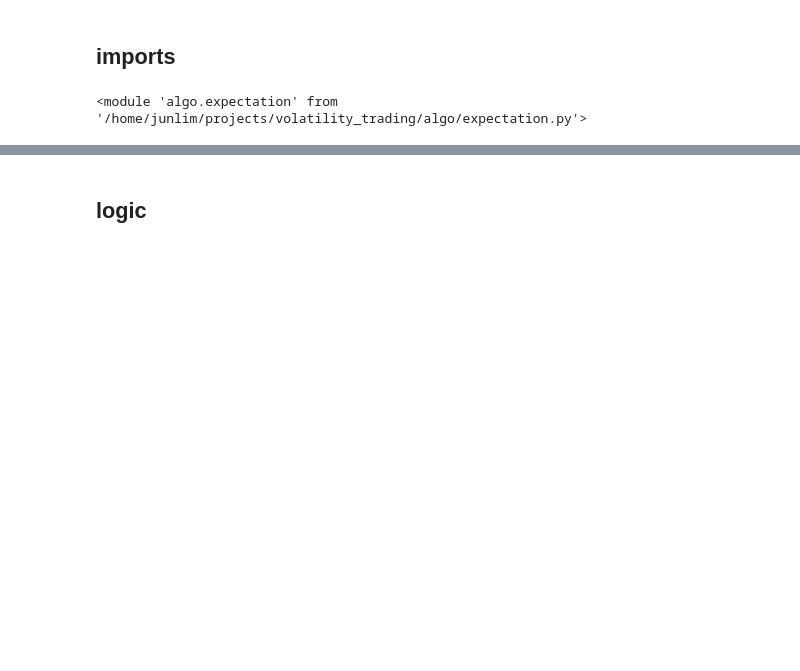
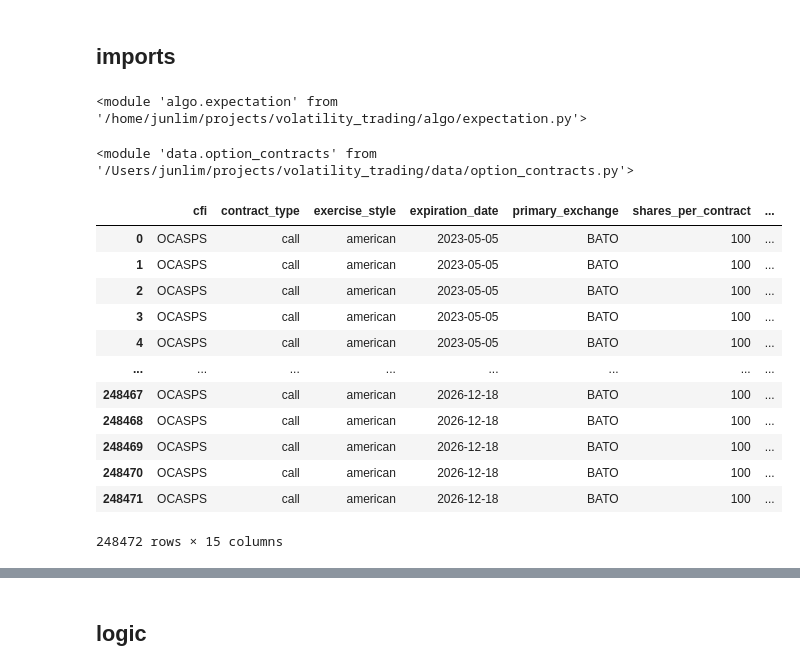
Before and after one commit to sculd/volatility_trading, a Jupyter notebook: sandbox_options.ipynb, the cells around one changed output, grey strips where cells are left out. Cells and saved outputs as stored; diff of their text form; code cells hidden in the pictures; blank space fills up the shorter version.

Commit message:
get non 0DTE options

```diff
--- a/sandbox_options.ipynb
+++ b/sandbox_options.ipynb
@@ -73,0 +121,8 @@ df_sbux_atm_vol_history = pd.read_pickle('market_data/df_sbux_atm_vol_history.pk
+# %%
+import data.polygon
+import data.option_contracts
+importlib.reload(data.option_contracts)
+# %% [output]
+<module 'data.option_contracts' from '/Users/junlim/projects/volatility_trading/data/option_contracts.py'>
+# %%
+df_goog_call_options_history = data.option_contracts.get_df_options_history("GOOG", "call", trading_dates, zero_day_expiration=False)
@@ -73,0 +131,21 @@ df_sbux_atm_vol_history = pd.read_pickle('market_data/df_sbux_atm_vol_history.pk
+# %%
+df_options_history = df_goog_call_options_history.copy()
+df_daily_expectation = df_goog_daily_expectation.copy()
+df_otm_options_history = df_options_history.join(df_daily_expectation, on='date')
+date_str, option_type = "2024-06-26", "call"
+# %%
+df_otm_options_history
+# %% [output]
+|  | cfi | contract_type | exercise_style | expiration_date | primary_exchange | shares_per_contract | ... |
+| 0 | OCASPS | call | american | 2023-05-05 | BATO | 100 | ... |
+| 1 | OCASPS | call | american | 2023-05-05 | BATO | 100 | ... |
+| 2 | OCASPS | call | american | 2023-05-05 | BATO | 100 | ... |
+| 3 | OCASPS | call | american | 2023-05-05 | BATO | 100 | ... |
+| 4 | OCASPS | call | american | 2023-05-05 | BATO | 100 | ... |
+| ... | ... | ... | ... | ... | ... | ... | ... |
+| 248467 | OCASPS | call | american | 2026-12-18 | BATO | 100 | ... |
+| 248468 | OCASPS | call | american | 2026-12-18 | BATO | 100 | ... |
+| 248469 | OCASPS | call | american | 2026-12-18 | BATO | 100 | ... |
+| 248470 | OCASPS | call | american | 2026-12-18 | BATO | 100 | ... |
+| 248471 | OCASPS | call | american | 2026-12-18 | BATO | 100 | ... |
+248472 rows × 15 columns
```
Also changed, not shown: parts of 16 cells of this notebook, 4 other files.
